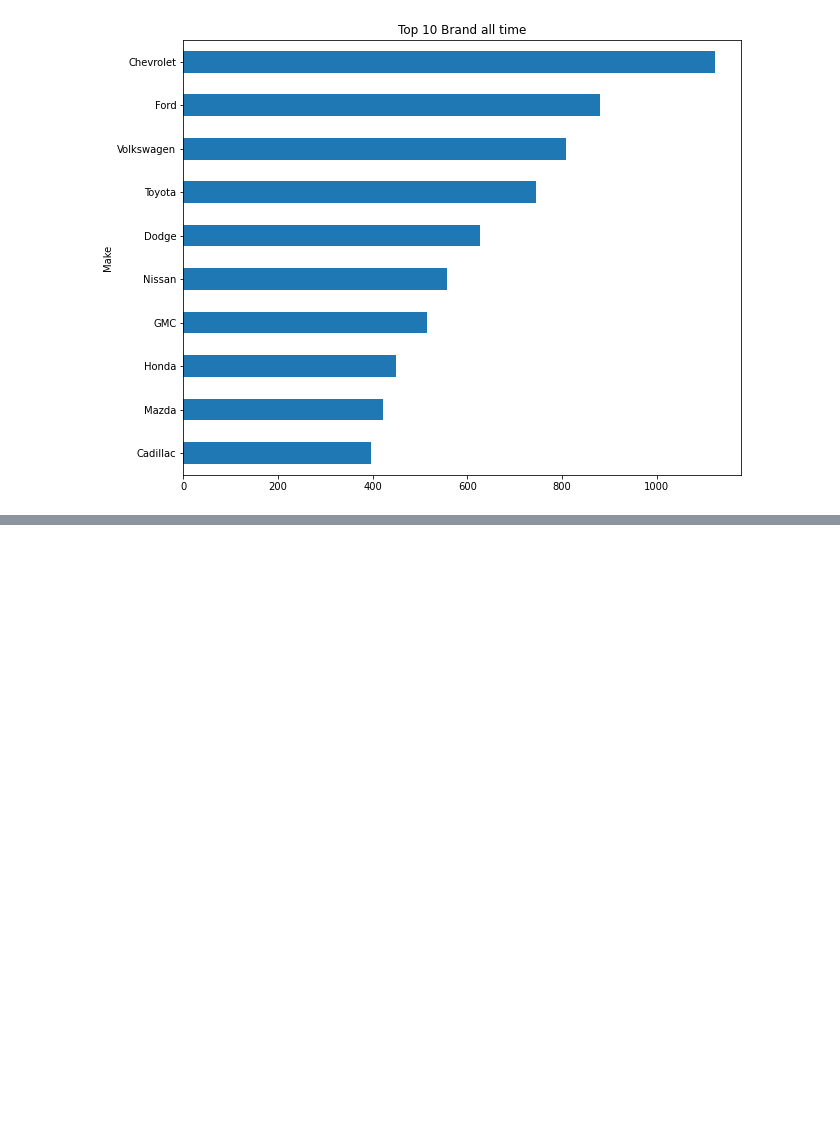
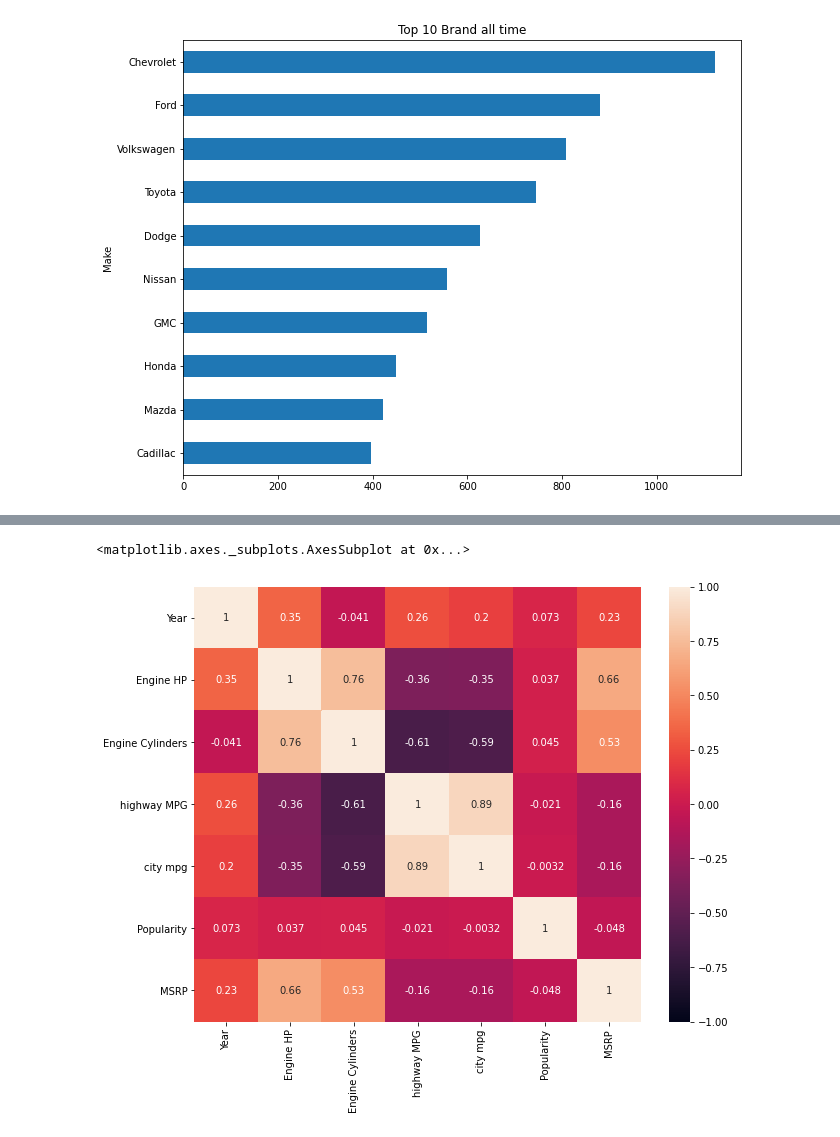
Before and after one commit to coll-j/Tugas-KK, a Jupyter notebook: Minggu-1/EDA_KK.ipynb, the cells around one changed output, grey strips where cells are left out. Cells and saved outputs as stored; diff of their text form; code cells hidden in the pictures; blank space fills up the shorter version.

```diff
--- a/Minggu-1/EDA_KK.ipynb
+++ b/Minggu-1/EDA_KK.ipynb
@@ -295,0 +316,6 @@ df_brand.tail(10).plot(kind='barh', figsize=(10, 8), title='Top 10 Brand all tim
+# %%
+fig, ax = plt.subplots(figsize=(10, 8))
+sns.heatmap(df.corr(), annot=True, vmin=-1.0, vmax=1.0, ax=ax)
+# %% [output]
+<matplotlib.axes._subplots.AxesSubplot at 0x...>
+[figure, added]
```
Also changed, not shown: parts of 2 cells of this notebook.
